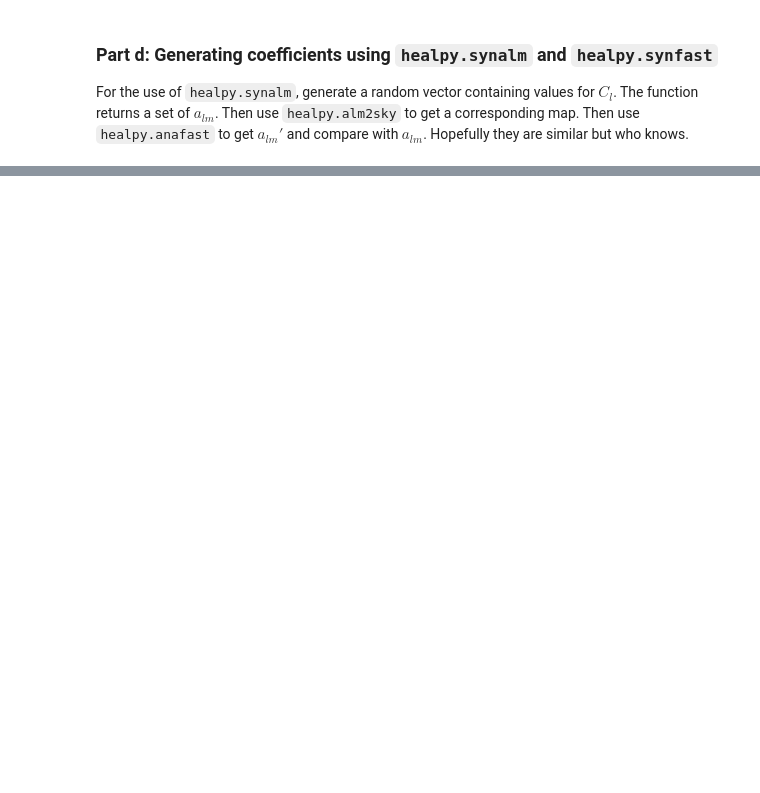
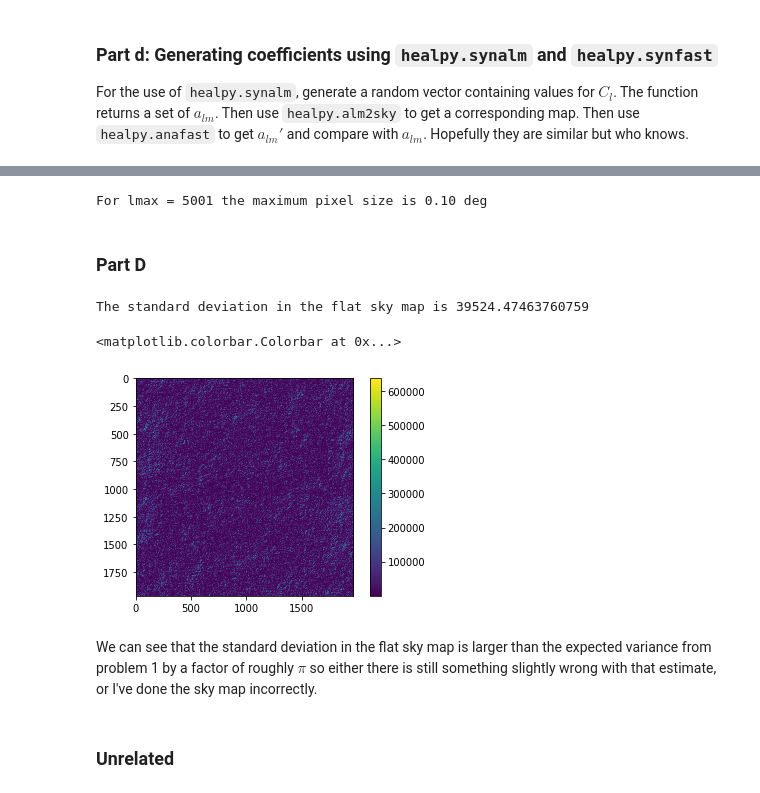
Before and after one commit to andrewzwaniga/CourseWork, a Jupyter notebook: PHYS 641 A4.ipynb, the cells around one changed output, grey strips where cells are left out. Drawn from its saved outputs; the diff is of its cells as text; code cells hidden in the pictures; blank space fills up the shorter version.

```diff
--- a/PHYS 641 A4.ipynb
+++ b/PHYS 641 A4.ipynb
@@ -397,0 +266,58 @@ It's 10 times better. At some point improving detectors will result in trying to
+# %%
+pmax = (np.sqrt(2)*18*20)/lmax
+print('For lmax = %d the maximum pixel size is %.2f deg' %(lmax, pmax))
+# %% [output]
+For lmax = 5001 the maximum pixel size is 0.10 deg
+# %%
+# Creating a flat 20x20 deg2 sky map from the data file `example_ps.txt`
+
+import numpy as np
+import math
+from matplotlib import pyplot as plt
+
+factor = 0.1
+width = 20 # deg
+npix = int(width/(pmax*factor)) # 10% of max
+
+q = np.arange(npix)
+q[q>npix/2] = q[q>npix/2] - npix
+
+kx = np.repeat([q], npix, axis=0)
+ky = kx.transpose()
+k  = np.sqrt(kx**2+ky**2)
+
+a = []
+
+for l in range(len(C)):
+    # C is from problem 1
+
+    if l%18 == 0:
+        a.append(np.random.normal(scale=np.sqrt(C[l])))
+
+a = np.asarray(a)
+
+flatskymap = np.zeros([npix,npix])
+
+for ii in range(len(kx)):
+    for jj in range(len(ky)):
+        kk = int(np.sqrt(ii**2+jj**2))
+        #print(str(kk) + ' | ' + str(int(kk*18*factor)))
+        #flatskymap[ii][jj] = np.random.normal()*np.sqrt(C[int(kk*18*factor)])
+        flatskymap[ii][jj] = np.random.normal(scale=np.sqrt(C[int(kk*18*factor)]))
+
+transform = np.fft.fft2(flatskymap)
+# %% [markdown]
+### Part D
+# %%
+ps = np.real(np.conj(transform)*transform)
+print('The standard deviation in the flat sky map is ' + str(np.std(ps)))
+plt.imshow(ps)
+plt.colorbar()
+# %% [output]
+The standard deviation in the flat sky map is 39524.47463760759
+<matplotlib.colorbar.Colorbar at 0x...>
+[figure, added]
+# %% [markdown]
+We can see that the standard deviation in the flat sky map is larger than the expected variance from problem 1 by a factor of roughly $\pi$ so either there is still something slightly wrong with that estimate, or I've done the sky map incorrectly.
+# %% [markdown]
+### Unrelated
```
Also changed, not shown: parts of 42 cells of this notebook.
